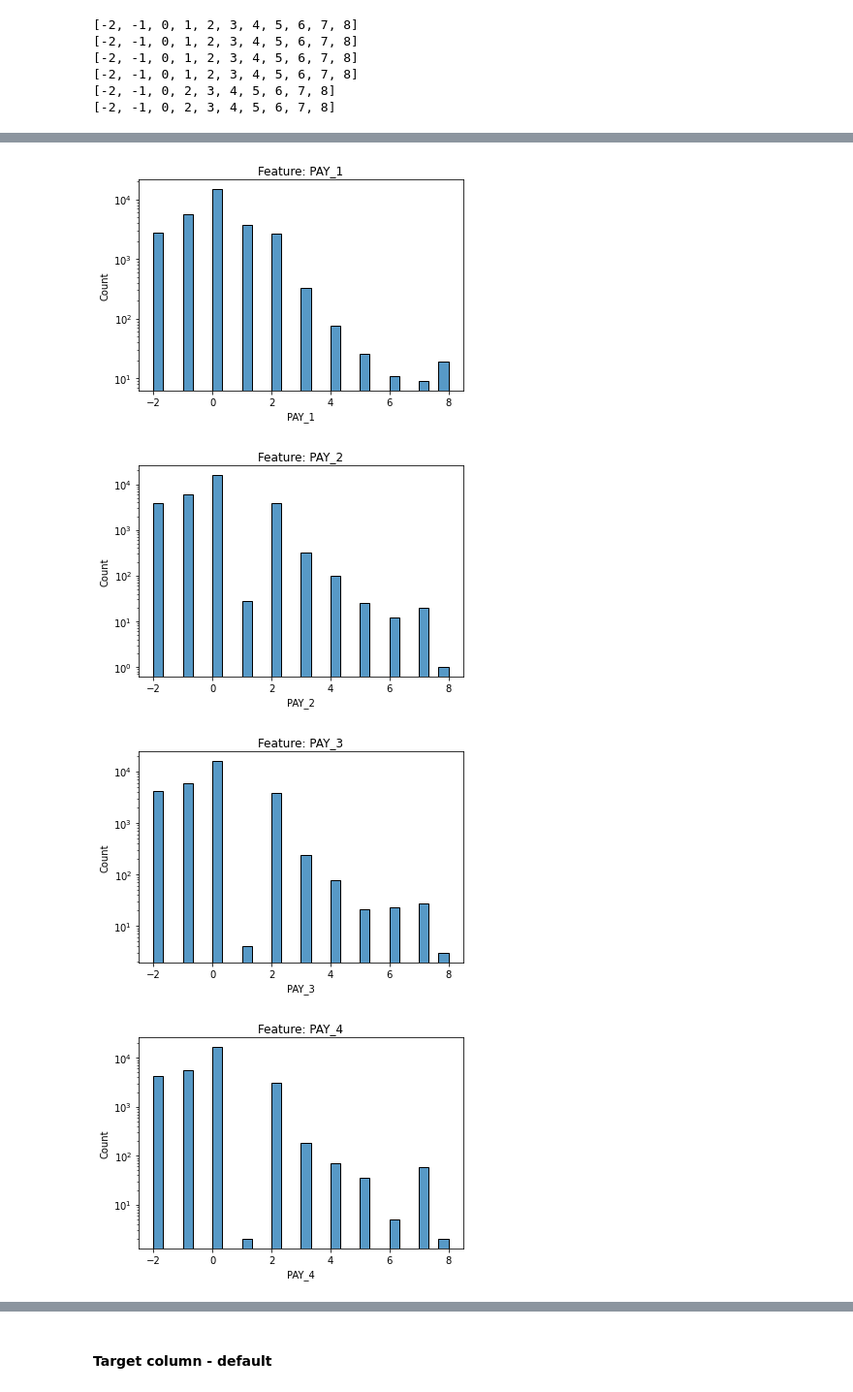
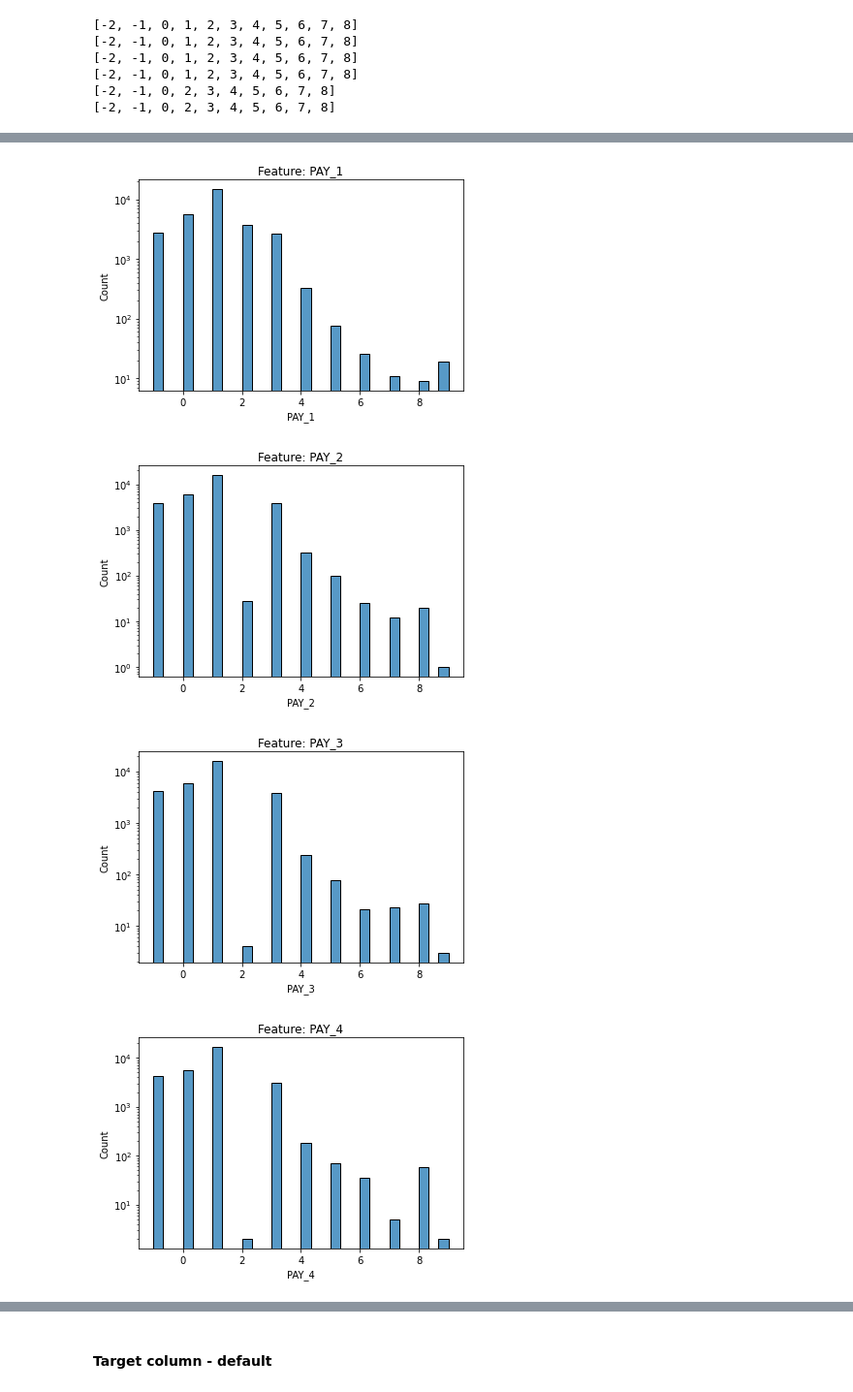
Before and after one commit to apayal/capstone_project, a Jupyter notebook: _notebooks/2022-07-01-eda.ipynb, the cells around one changed output, grey strips where cells are left out. Shown at 97% size. Saved outputs shown, nothing was run; the diff lists cells and outputs as text; code cells hidden in the pictures.

```diff
--- a/_notebooks/2022-07-01-eda.ipynb
+++ b/_notebooks/2022-07-01-eda.ipynb
@@ -420,12 +420,17 @@ for month in credit_df_pay_col:
 ############
 
 # These ranges are not mentioned in the description, let's change the range to 0-10?
-old_range = [-2, -1, 0, 1, 2, 3, 4, 5, 6, 7, 8]
-new_range = [0, 1, 2, 3, 4, 5, 6, 7, 8, 9, 10]
+# old_range = [-2, -1, 0, 1, 2, 3, 4, 5, 6, 7, 8]
+# new_range = [0, 1, 2, 3, 4, 5, 6, 7, 8, 9, 10]
 
-for month in credit_df_pay_col:
-    credit_df_clean[month]=credit_df_clean[month].replace(to_replace=old_range,
-                      value=new_range,
-                      inplace=True)
+for month in credit_df_clean.columns[4:10]:
+    credit_df_clean[month]=credit_df_clean[month]+1
+#                       inplace=True)
 
-# can just add
+# can just add 1
+
+#credit_df_clean['PAY_1']=credit_df_clean['PAY_1']+1
+
+
+
+credit_df_clean['PAY_1'].value_counts()
@@ -432,12 +465,29 @@ for month in credit_df_pay_col:
+# %%
+#idk if this works
+for col in credit_df_clean.columns[4:20]:
+    plt.subplots(1, 2, figsize = (8, 3))
+    plt.tight_layout()
+
+    plt.subplot(1, 2, 1)
+    plt.title(f'Original: {col}')
+    sns.histplot(credit_df_clean[col], bins = 40)
+
+    plt.subplot(1, 2, 2)
+    plt.title(f'Log transformed: {col}')
+    sns.histplot(credit_df_clean[col], bins = 40)
+    plt.yscale('log')
+
+
+    plt.show()
 # %%
 for col in credit_df_clean.columns[4:20]:
     plt.figure()
     plt.title(f'Feature: {col}')
-    sns.histplot(credit_df[col],bins=30)
+    sns.histplot(credit_df_clean[col],bins=30)
     plt.yscale('log')
     plt.show()
 # %% [output]
-[figure, old version]
+[figure, new version]
-[figure, old version]
+[figure, new version]
-[figure, old version]
+[figure, new version]
-[figure, old version]
+[figure, new version]
```
Also changed, not shown: parts of 13 cells of this notebook, 3 other files.
